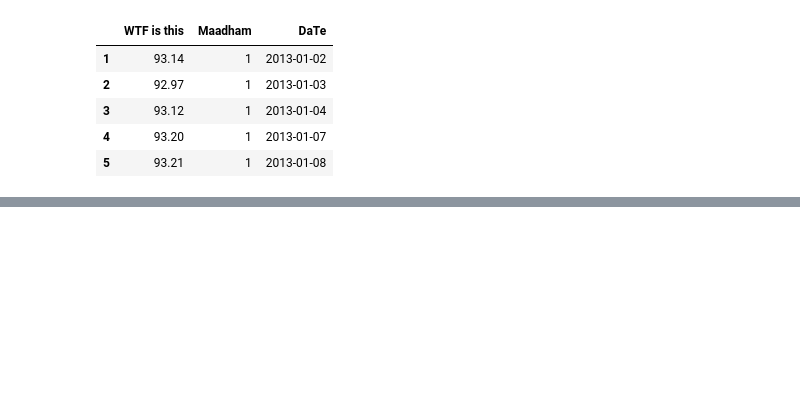
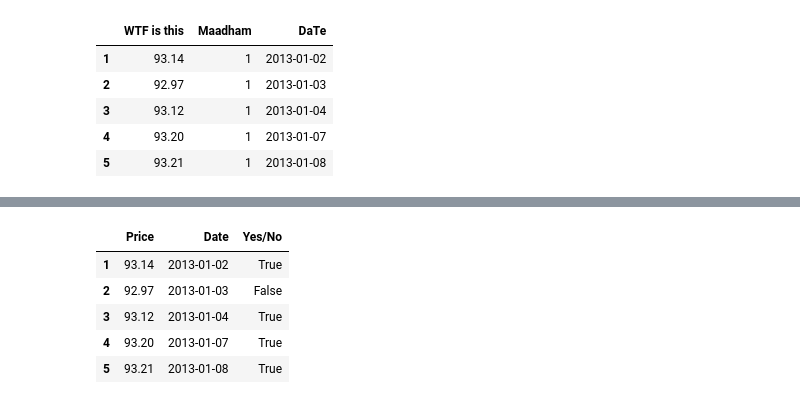
Before and after one commit to lingeshnafeax/DataScience, a Jupyter notebook: Numpy Pandas/Pandas Series.ipynb, the cells around one changed output, grey strips where cells are left out. Cells and saved outputs as stored; diff of their text form; code cells hidden in the pictures; blank space fills up the shorter version.

```diff
--- a/Numpy Pandas/Pandas Series.ipynb
+++ b/Numpy Pandas/Pandas Series.ipynb
@@ -952,0 +992,10 @@ oil.reindex(labels=["WTF is this","Maadham","DaTe"],axis=1)
+# %%
+oil["Yes/No"]=oil["Yes/No"].map(lambda x: "True" if x==1 else "False")
+oil
+# %% [output]
+|  | Price | Date | Yes/No |
+| 1 | 93.14 | 2013-01-02 | True |
+| 2 | 92.97 | 2013-01-03 | False |
+| 3 | 93.12 | 2013-01-04 | True |
+| 4 | 93.20 | 2013-01-07 | True |
+| 5 | 93.21 | 2013-01-08 | True |
```
Also changed, not shown: parts of 8 cells of this notebook.
